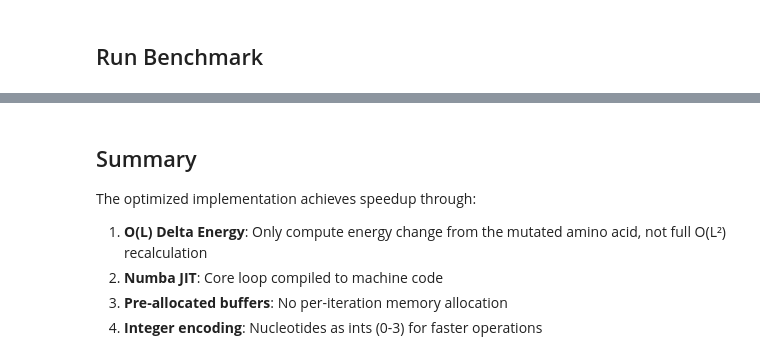
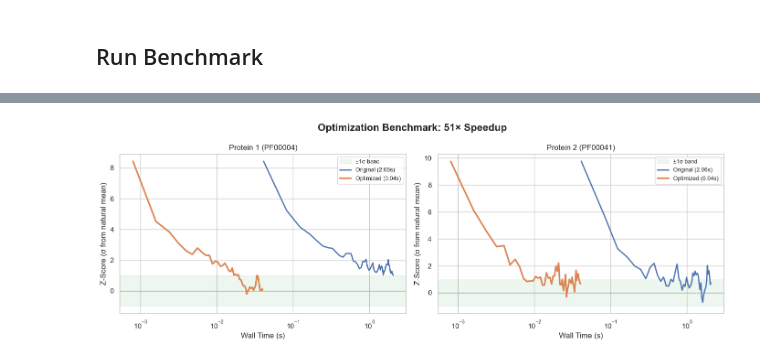
Before and after one commit to orsonk22/OverlappingGenes, a Jupyter notebook: Project/optimization_benchmark.ipynb, the cells around one changed output, grey strips where cells are left out. Saved outputs shown, nothing was run; the diff lists cells and outputs as text; code cells hidden in the pictures.

```diff
--- a/Project/optimization_benchmark.ipynb
+++ b/Project/optimization_benchmark.ipynb
@@ -9,12 +9,14 @@ Comparing the performance of the original vs optimized implementations.
 # %%
 import numpy as np
 import matplotlib.pyplot as plt
+import seaborn as sns
 import time
 import json
 
 import overlappingGenes as optimized
 import overlappingGenesoriginal as original
 
+sns.set_theme(style="whitegrid", context="notebook")
 print("Modules imported successfully")
 # %% [output]
 Modules imported successfully
@@ -60,7 +62,7 @@ Protein 2 (PF00041): 74 aa, natural E = 120.7 ± 17.6
 # %%
 # Parameters
 overlapLen = 62
-num_iterations = 50000
+num_iterations = 40000
 whentosave = 0.02  # 50 data points
 
 # Generate shared initial sequence
@@ -111,5 +113,12 @@ print(f"  Done: {time_opt:.2f}s")
 
 speedup = time_orig / time_opt
 print(f"\nSpeedup: {speedup:.1f}x")
+
+# Convert energy histories to z-scores
+Z1_hist_orig = (np.array(E1_hist_orig) - mean_1) / std_1
+Z2_hist_orig = (np.array(E2_hist_orig) - mean_2) / std_2
+Z1_hist_opt  = (np.array(E1_hist_opt)  - mean_1) / std_1
+Z2_hist_opt  = (np.array(E2_hist_opt)  - mean_2) / std_2
+print(f"Z-scores computed ({len(Z1_hist_orig)} points each)")
 # %% [output]
 Running ORIGINAL (O(L²) per iteration)...
@@ -229,9 +133,37 @@ Average speedup: 54.3x
-# %% [markdown]
-## Summary
-
-The optimized implementation achieves speedup through:
-
-1. **O(L) Delta Energy**: Only compute energy change from the mutated amino acid, not full O(L²) recalculation
-2. **Numba JIT**: Core loop compiled to machine code
-3. **Pre-allocated buffers**: No per-iteration memory allocation
-4. **Integer encoding**: Nucleotides as ints (0-3) for faster operations
+# %%
+pal = sns.color_palette()
+
+fig, axes = plt.subplots(1, 2, figsize=(14, 5))
+
+n_orig = len(Z1_hist_orig)
+n_opt  = len(Z1_hist_opt)
+
+time_points_orig = np.linspace(time_orig / n_orig, time_orig, n_orig)
+time_points_opt  = np.linspace(time_opt  / n_opt,  time_opt,  n_opt)
+
+datasets = [
+    (Z1_hist_orig, Z1_hist_opt, pf1, 'Protein 1'),
+    (Z2_hist_orig, Z2_hist_opt, pf2, 'Protein 2'),
+]
+
+for ax, (z_orig, z_opt, pf, label) in zip(axes, datasets):
+    ax.axhspan(-1, 1, color=pal[2], alpha=0.10, label='±1σ band')
+    ax.axhline(y=0, ls='--', color=pal[2], lw=1, alpha=0.6)
+
+    ax.plot(time_points_orig, z_orig, '-', color=pal[0], lw=2,
+            label=f'Original ({time_orig:.2f}s)')
+    ax.plot(time_points_opt,  z_opt,  '-', color=pal[1], lw=2.5,
+            label=f'Optimized ({time_opt:.2f}s)')
+
+    ax.set_xscale('log')
+    ax.set_xlabel('Wall Time (s)')
+    ax.set_ylabel('Z-Score (σ from natural mean)')
+    ax.set_title(f'{label} ({pf})')
+    ax.legend(fontsize=9, loc='upper right')
+
+plt.suptitle(f'Optimization Benchmark: {speedup:.0f}× Speedup', fontsize=16, fontweight='bold')
+plt.tight_layout()
+plt.savefig('optimization_benchmark.png', dpi=150, bbox_inches='tight')
+plt.show()
+# %% [output]
+[figure, added]
```
Also changed, not shown: parts of 8 cells of this notebook, 4 other files.
